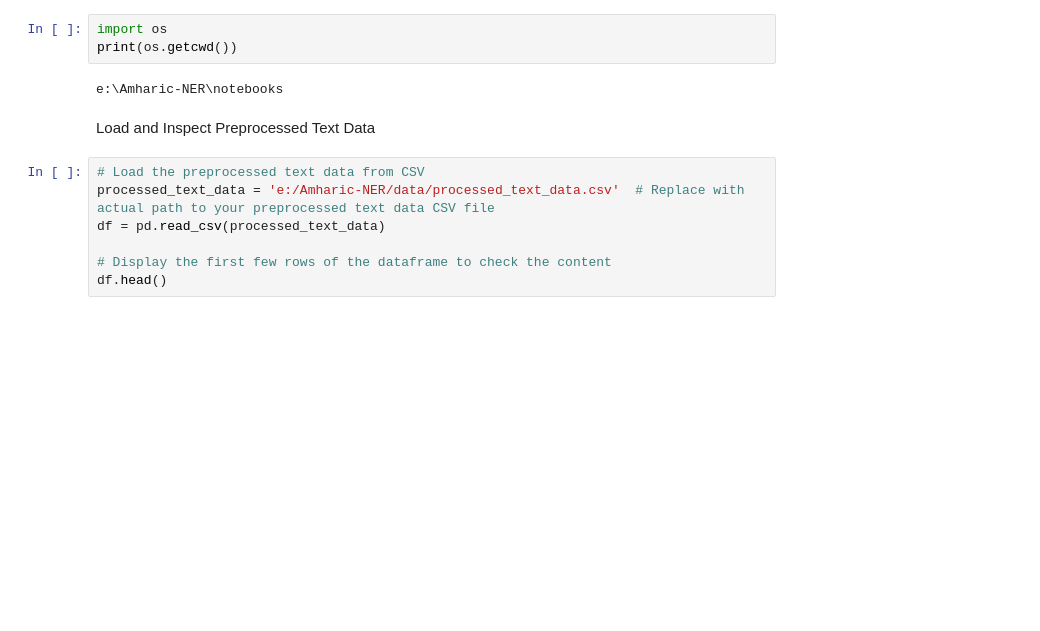
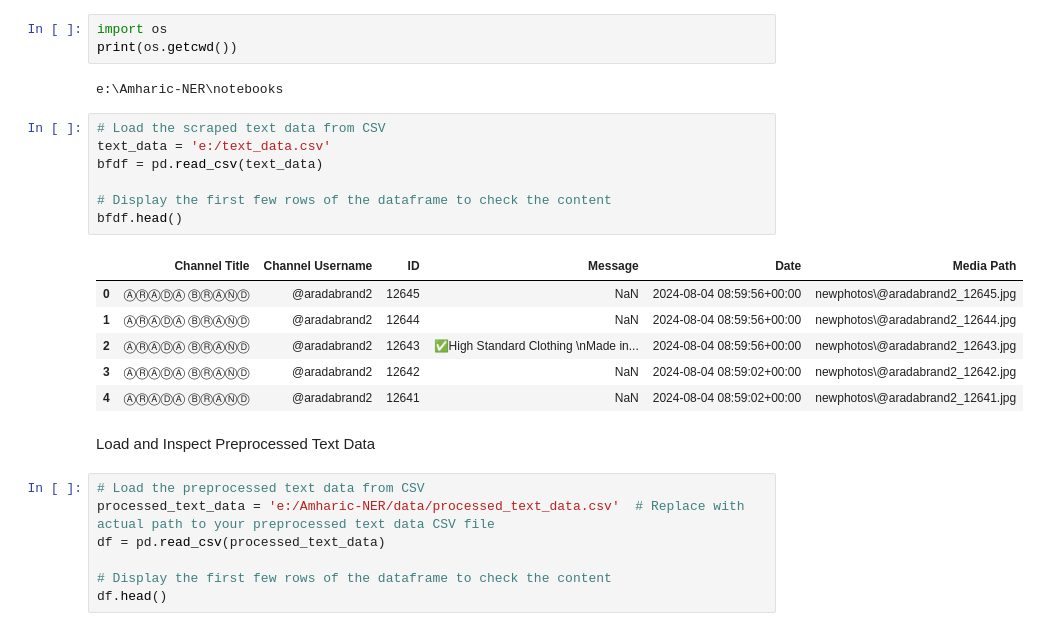
Before and after one commit to Serkalem-negusse1/Amharic-NER, a Jupyter notebook: notebooks/EDA and Model building.ipynb, the cells around one changed output. Drawn from its saved outputs; the diff is of its cells as text; blank space fills up the shorter version.

```diff
--- a/notebooks/EDA and Model building.ipynb
+++ b/notebooks/EDA and Model building.ipynb
@@ -183,6 +185,20 @@ import os
 print(os.getcwd())
 # %% [output]
 e:\Amharic-NER\notebooks
+# %%
+# Load the scraped text data from CSV
+text_data = 'e:/text_data.csv'
+bfdf = pd.read_csv(text_data)
+
+# Display the first few rows of the dataframe to check the content
+bfdf.head()
+# %% [output]
+|  | Channel Title | Channel Username | ID | Message | Date | Media Path |
+| 0 | ⒶⓇⒶⒹⒶ ⒷⓇⒶⓃⒹ | @aradabrand2 | 12645 | NaN | 2024-08-04 08:59:56+00:00 | newphotos\@aradabrand2_12645.jpg |
+| 1 | ⒶⓇⒶⒹⒶ ⒷⓇⒶⓃⒹ | @aradabrand2 | 12644 | NaN | 2024-08-04 08:59:56+00:00 | newphotos\@aradabrand2_12644.jpg |
+| 2 | ⒶⓇⒶⒹⒶ ⒷⓇⒶⓃⒹ | @aradabrand2 | 12643 | ✅High Standard Clothing \nMade in... | 2024-08-04 08:59:56+00:00 | newphotos\@aradabrand2_12643.jpg |
+| 3 | ⒶⓇⒶⒹⒶ ⒷⓇⒶⓃⒹ | @aradabrand2 | 12642 | NaN | 2024-08-04 08:59:02+00:00 | newphotos\@aradabrand2_12642.jpg |
+| 4 | ⒶⓇⒶⒹⒶ ⒷⓇⒶⓃⒹ | @aradabrand2 | 12641 | NaN | 2024-08-04 08:59:02+00:00 | newphotos\@aradabrand2_12641.jpg |
 # %% [markdown]
 Load and Inspect Preprocessed Text Data
 # %%
```
Also changed, not shown: parts of 9 cells of this notebook, 4 other files.
